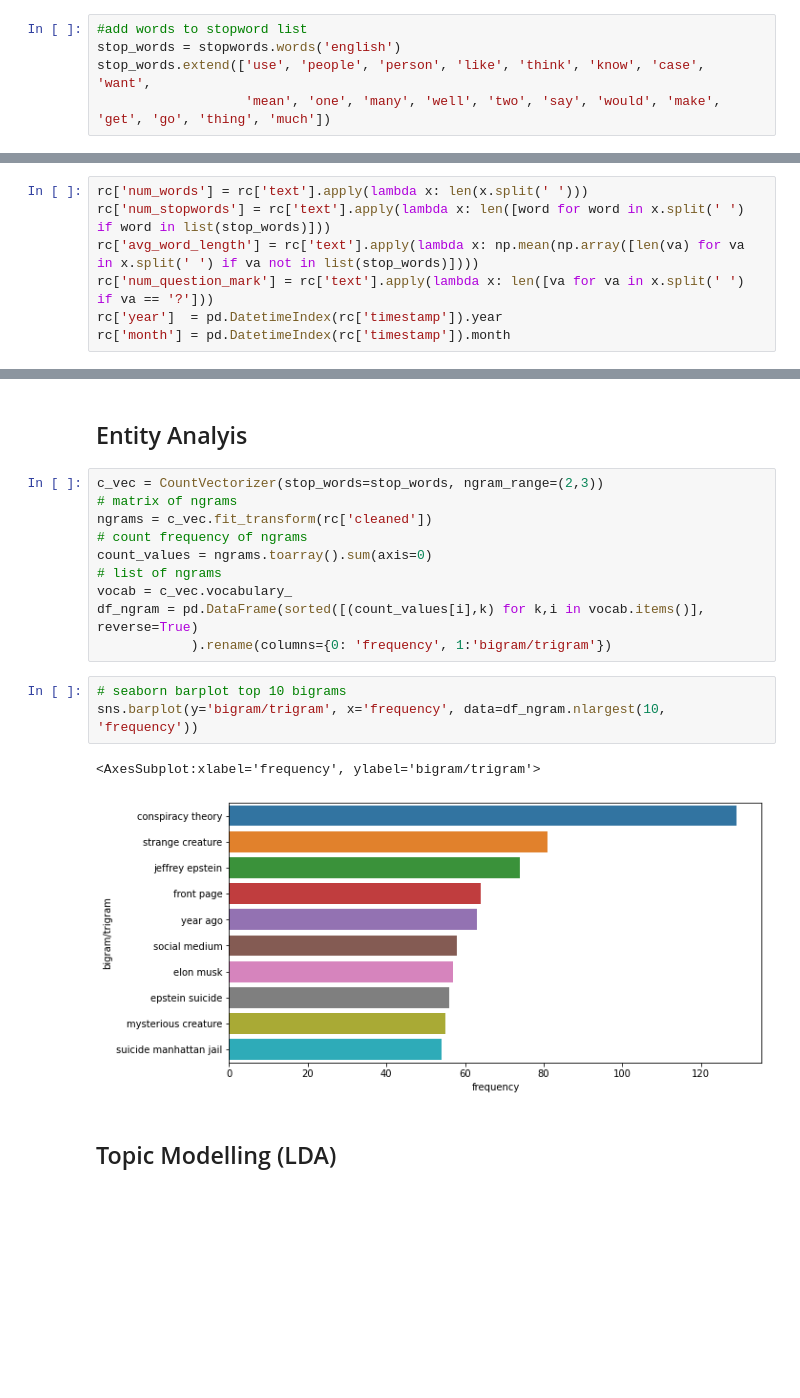
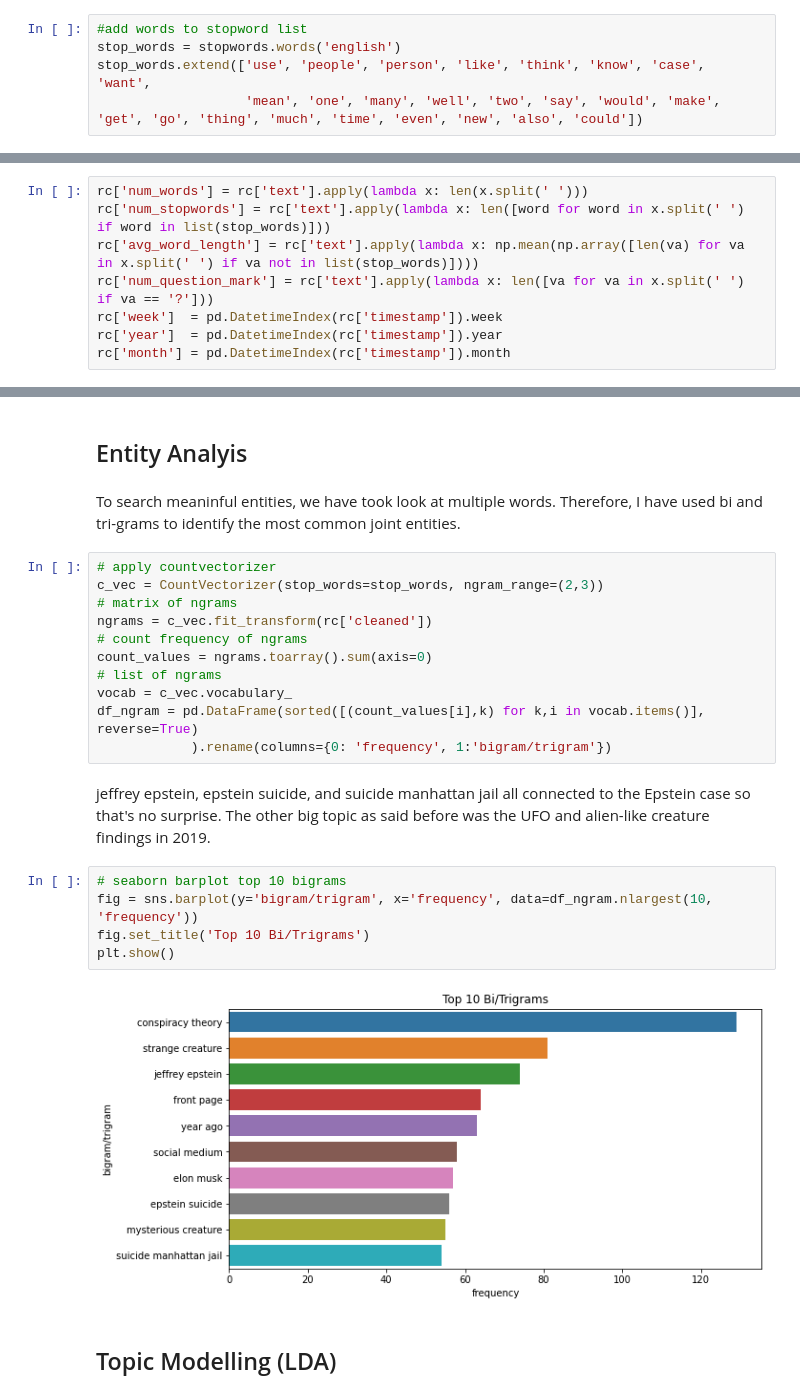
Before and after one commit to nszoni/reddit_conspiracy_theories, a Jupyter notebook: python/reddit_conspiracy_theories.ipynb, the cells around one changed output, grey strips where cells are left out. Cells and saved outputs as stored; diff of their text form; blank space fills up the shorter version.

```diff
--- a/python/reddit_conspiracy_theories.ipynb
+++ b/python/reddit_conspiracy_theories.ipynb
@@ -221,7 +229,7 @@ The nltk stopwords corpus is a list of words that are considered irrelevant in t
 #add words to stopword list
 stop_words = stopwords.words('english')
 stop_words.extend(['use', 'people', 'person', 'like', 'think', 'know', 'case', 'want',
-                   'mean', 'one', 'many', 'well', 'two', 'say', 'would', 'make', 'get', 'go', 'thing', 'much'])
+                   'mean', 'one', 'many', 'well', 'two', 'say', 'would', 'make', 'get', 'go', 'thing', 'much', 'time', 'even', 'new', 'also', 'could'])
 # %% [markdown]
 I have wrote a text processer function which cleans the text from noises (e.g. username handlers, hyperlinks, non-alphabetic elements, whitespaces, etc.) as well as tokenizes the text, removes stopwords and lemmatizes the generated tokens.
 # %%
@@ -339,6 +347,7 @@ rc['num_words'] = rc['text'].apply(lambda x: len(x.split(' ')))
 rc['num_stopwords'] = rc['text'].apply(lambda x: len([word for word in x.split(' ') if word in list(stop_words)]))
 rc['avg_word_length'] = rc['text'].apply(lambda x: np.mean(np.array([len(va) for va in x.split(' ') if va not in list(stop_words)])))
 rc['num_question_mark'] = rc['text'].apply(lambda x: len([va for va in x.split(' ') if va == '?']))
+rc['week']  = pd.DatetimeIndex(rc['timestamp']).week
 rc['year']  = pd.DatetimeIndex(rc['timestamp']).year
 rc['month'] = pd.DatetimeIndex(rc['timestamp']).month
 # %% [markdown]
@@ -511,6 +577,9 @@ plt.show()
 # %% [markdown]
 ## Entity Analyis <a name="entity"></a>
+# %% [markdown]
+To search meaninful entities, we have took look at multiple words. Therefore, I have used bi and tri-grams to identify the most common joint entities.
 # %%
+# apply countvectorizer
 c_vec = CountVectorizer(stop_words=stop_words, ngram_range=(2,3))
 # matrix of ngrams
 ngrams = c_vec.fit_transform(rc['cleaned'])
@@ -520,11 +589,14 @@ count_values = ngrams.toarray().sum(axis=0)
 vocab = c_vec.vocabulary_
 df_ngram = pd.DataFrame(sorted([(count_values[i],k) for k,i in vocab.items()], reverse=True)
             ).rename(columns={0: 'frequency', 1:'bigram/trigram'})
+# %% [markdown]
+jeffrey epstein, epstein suicide, and suicide manhattan jail all connected to the Epstein case so that's no surprise. The other big topic as said before was the UFO and alien-like creature findings in 2019.
 # %%
 # seaborn barplot top 10 bigrams
-sns.barplot(y='bigram/trigram', x='frequency', data=df_ngram.nlargest(10, 'frequency'))
+fig = sns.barplot(y='bigram/trigram', x='frequency', data=df_ngram.nlargest(10, 'frequency'))
+fig.set_title('Top 10 Bi/Trigrams')
+plt.show()
 # %% [output]
-<AxesSubplot:xlabel='frequency', ylabel='bigram/trigram'>
-[figure, old version]
+[figure, new version]
 # %% [markdown]
 ## Topic Modelling (LDA) <a name="lda"></a>
```
Also changed, not shown: parts of 64 cells of this notebook.
